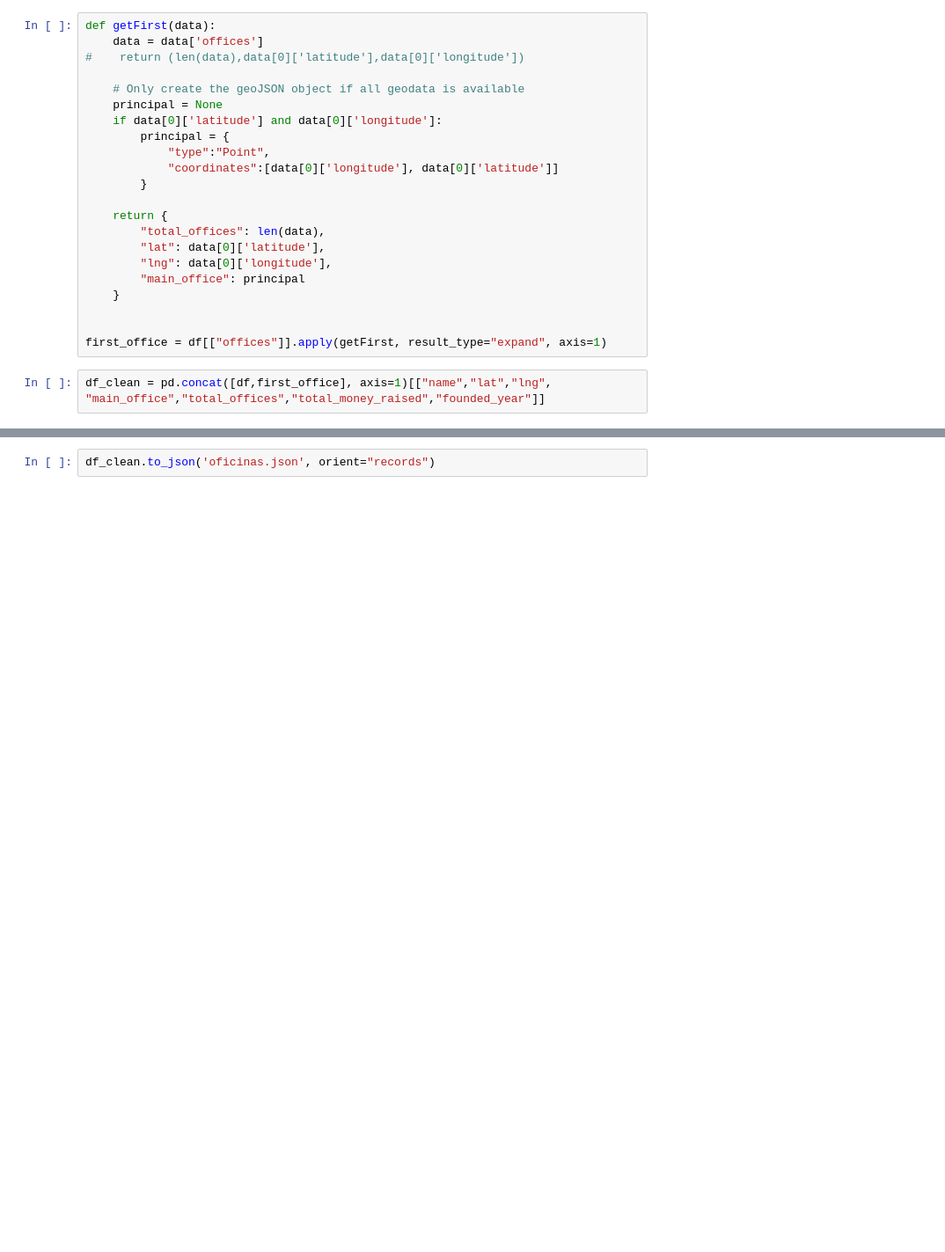
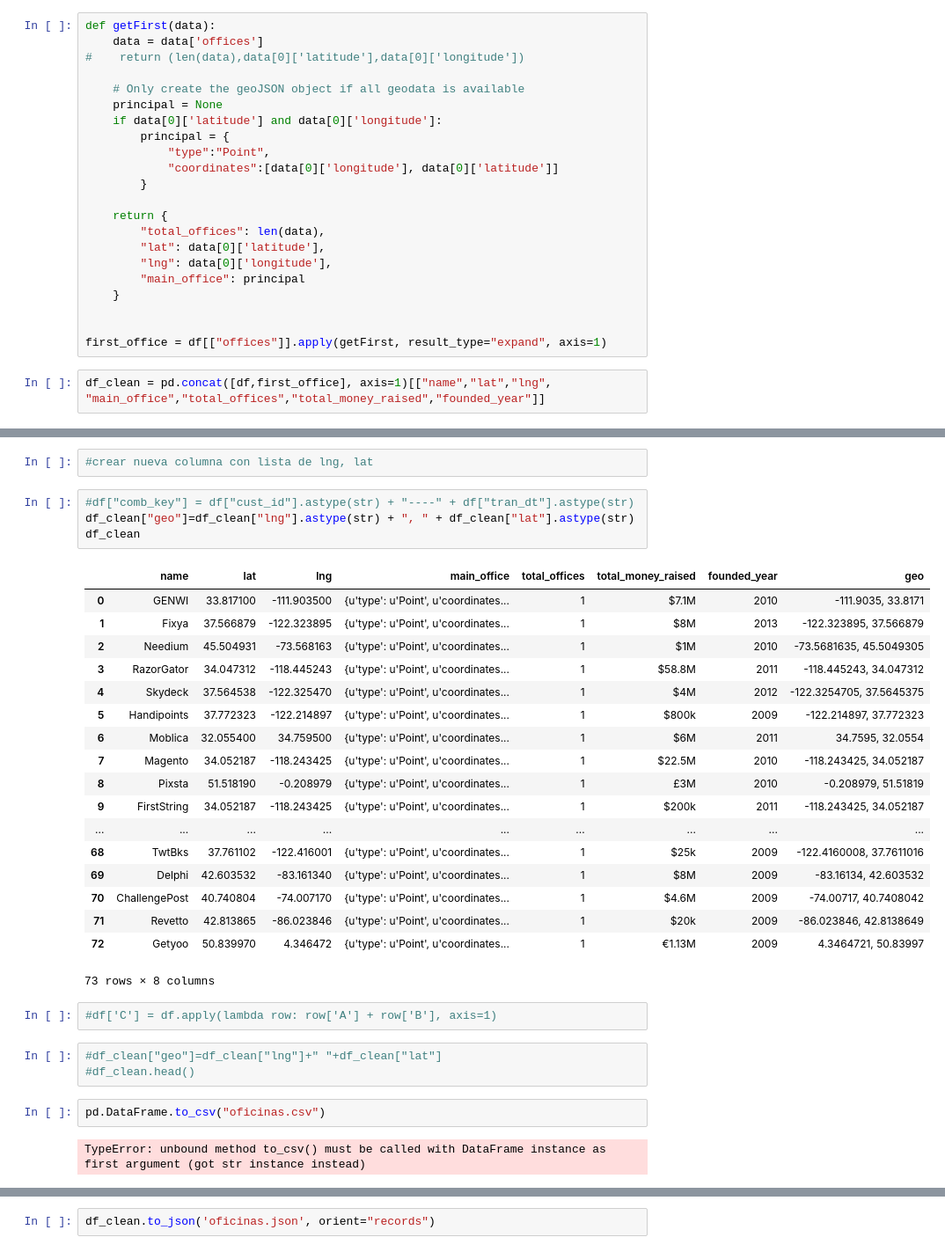
Before and after one commit to Mgraciaverdura/visualizing-real-world-data-project, a Jupyter notebook: df_filtered.ipynb, the cells around one changed output, grey strips where cells are left out. Shown: that part at 88% size. Drawn from its saved outputs; the diff is of its cells as text; blank space fills up the shorter version.

```diff
--- a/df_filtered.ipynb
+++ b/df_filtered.ipynb
@@ -91,0 +92,34 @@ df_clean.shape
+# %%
+#crear nueva columna con lista de lng, lat
+# %%
+#df["comb_key"] = df["cust_id"].astype(str) + "----" + df["tran_dt"].astype(str)
+df_clean["geo"]=df_clean["lng"].astype(str) + ", " + df_clean["lat"].astype(str)
+df_clean
+# %% [output]
+|  | name | lat | lng | main_office | total_offices | total_money_raised | founded_year | geo |
+| 0 | GENWI | 33.817100 | -111.903500 | {u'type': u'Point', u'coordinates... | 1 | $7.1M | 2010 | -111.9035, 33.8171 |
+| 1 | Fixya | 37.566879 | -122.323895 | {u'type': u'Point', u'coordinates... | 1 | $8M | 2013 | -122.323895, 37.566879 |
+| 2 | Needium | 45.504931 | -73.568163 | {u'type': u'Point', u'coordinates... | 1 | $1M | 2010 | -73.5681635, 45.5049305 |
+| 3 | RazorGator | 34.047312 | -118.445243 | {u'type': u'Point', u'coordinates... | 1 | $58.8M | 2011 | -118.445243, 34.047312 |
+| 4 | Skydeck | 37.564538 | -122.325470 | {u'type': u'Point', u'coordinates... | 1 | $4M | 2012 | -122.3254705, 37.5645375 |
+| 5 | Handipoints | 37.772323 | -122.214897 | {u'type': u'Point', u'coordinates... | 1 | $800k | 2009 | -122.214897, 37.772323 |
+| 6 | Moblica | 32.055400 | 34.759500 | {u'type': u'Point', u'coordinates... | 1 | $6M | 2011 | 34.7595, 32.0554 |
+| 7 | Magento | 34.052187 | -118.243425 | {u'type': u'Point', u'coordinates... | 1 | $22.5M | 2010 | -118.243425, 34.052187 |
+| 8 | Pixsta | 51.518190 | -0.208979 | {u'type': u'Point', u'coordinates... | 1 | £3M | 2010 | -0.208979, 51.51819 |
+| 9 | FirstString | 34.052187 | -118.243425 | {u'type': u'Point', u'coordinates... | 1 | $200k | 2011 | -118.243425, 34.052187 |
+| ... | ... | ... | ... | ... | ... | ... | ... | ... |
+| 68 | TwtBks | 37.761102 | -122.416001 | {u'type': u'Point', u'coordinates... | 1 | $25k | 2009 | -122.4160008, 37.7611016 |
+| 69 | Delphi | 42.603532 | -83.161340 | {u'type': u'Point', u'coordinates... | 1 | $8M | 2009 | -83.16134, 42.603532 |
+| 70 | ChallengePost | 40.740804 | -74.007170 | {u'type': u'Point', u'coordinates... | 1 | $4.6M | 2009 | -74.00717, 40.7408042 |
+| 71 | Revetto | 42.813865 | -86.023846 | {u'type': u'Point', u'coordinates... | 1 | $20k | 2009 | -86.023846, 42.8138649 |
+| 72 | Getyoo | 50.839970 | 4.346472 | {u'type': u'Point', u'coordinates... | 1 | €1.13M | 2009 | 4.3464721, 50.83997 |
+73 rows × 8 columns
+# %%
+#df['C'] = df.apply(lambda row: row['A'] + row['B'], axis=1)
+# %%
+#df_clean["geo"]=df_clean["lng"]+" "+df_clean["lat"]
+#df_clean.head()
+# %%
+pd.DataFrame.to_csv("oficinas.csv")
+# %% [output]
+TypeError: unbound method to_csv() must be called with DataFrame instance as first argument (got str instance instead)
```
Also changed, not shown: parts of 8 cells of this notebook, 2 other files.
